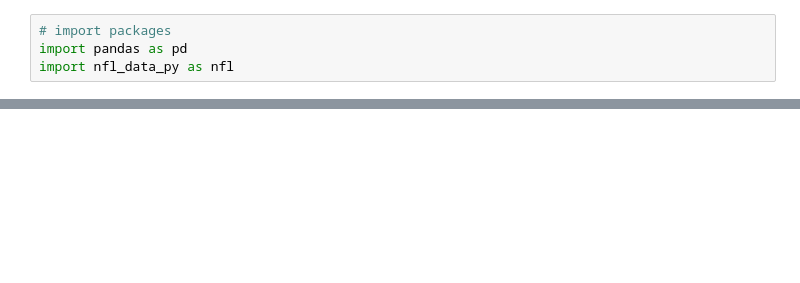
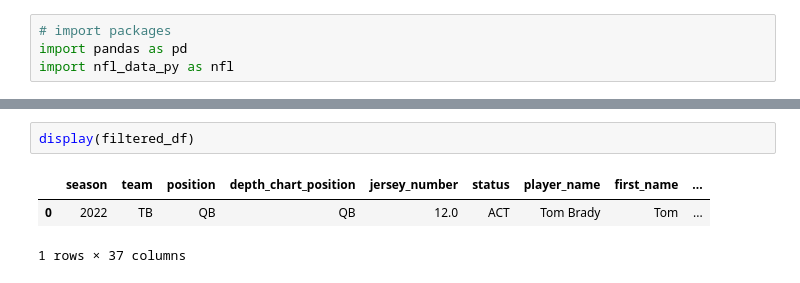
Before and after one commit to dwiltse/dfl_databricks, a Jupyter notebook: raw_data/nfl_weekly_rosters.ipynb, the cells around one changed output, grey strips where cells are left out. Saved outputs shown, nothing was run; the diff lists cells and outputs as text; blank space fills up the shorter version.

```diff
--- a/raw_data/nfl_weekly_rosters.ipynb
+++ b/raw_data/nfl_weekly_rosters.ipynb
@@ -46 +56,7 @@ display(df_weekly_rosters_2022)
+# %%
+display(filtered_df)
+# %% [output]
+|  | season | team | position | depth_chart_position | jersey_number | status | player_name | first_name | ... |
+| 0 | 2022 | TB | QB | QB | 12.0 | ACT | Tom Brady | Tom | ... |
+1 rows × 37 columns
 # %%
```
Also changed, not shown: parts of 10 cells of this notebook, 2 other files.
